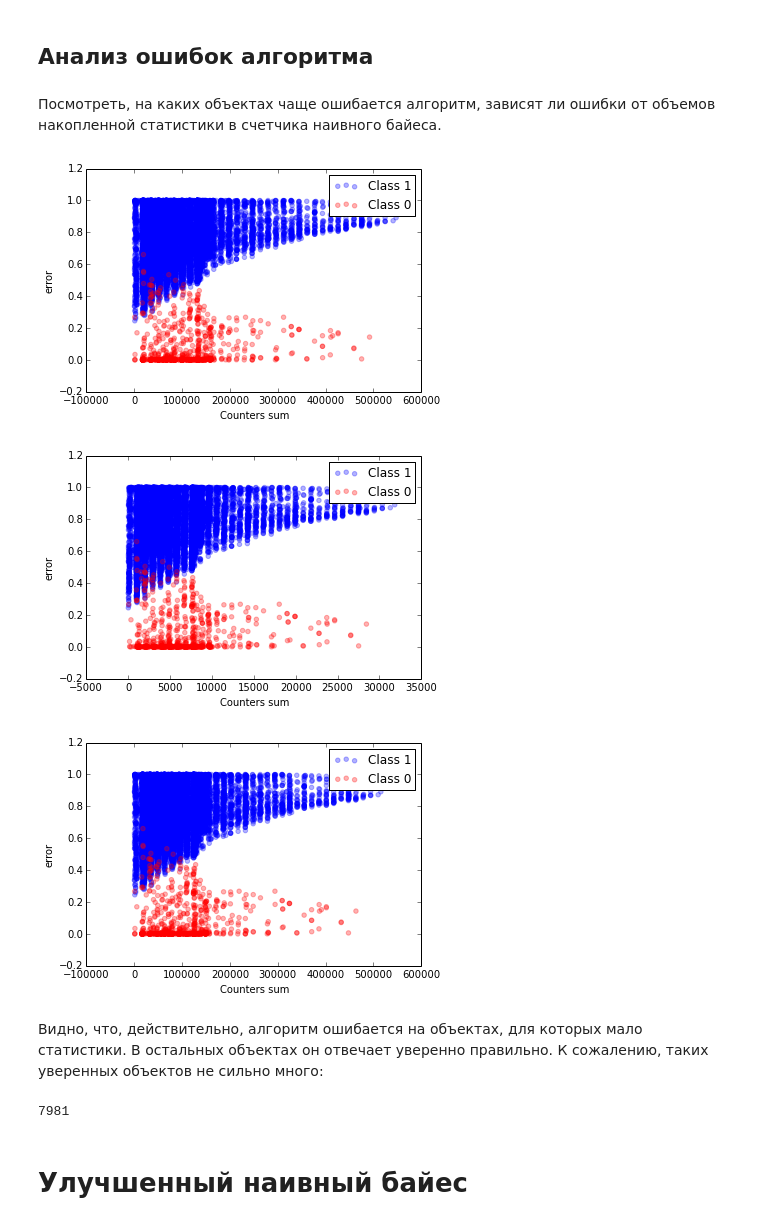
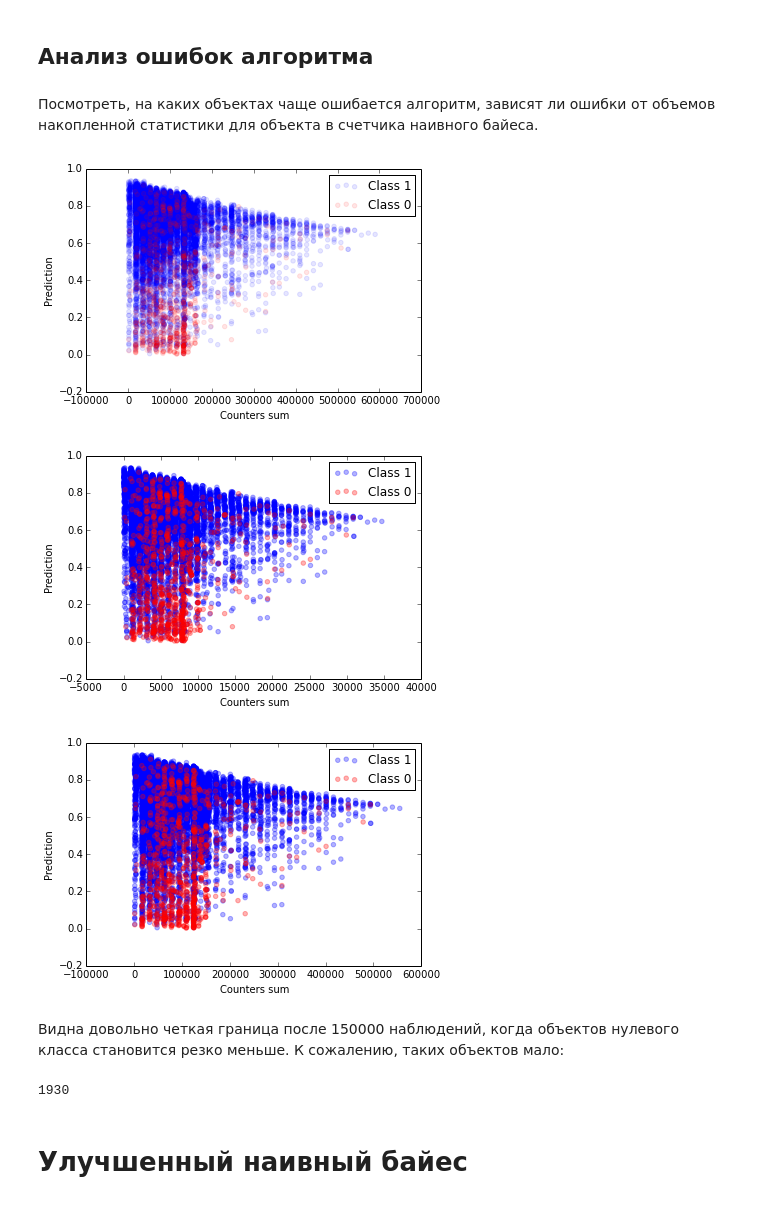
Before and after one commit to Newozz/research, a Jupyter notebook: fonarev_diploma.ipynb, the cells around one changed output. Drawn from its saved outputs; the diff is of its cells as text; code cells hidden in the pictures.

```diff
--- a/fonarev_diploma.ipynb
+++ b/fonarev_diploma.ipynb
@@ -631,48 +639,49 @@ plot_scores_by_parameter(
 # %% [markdown]
-Посмотреть, на каких объектах чаще ошибается алгоритм, зависят ли ошибки от объемов накопленной статистики в счетчика наивного байеса.
+Посмотреть, на каких объектах чаще ошибается алгоритм, зависят ли ошибки от объемов накопленной статистики для объекта в счетчика наивного байеса.
 # %%
-X_train, X_cv, y_train, y_cv = cross_validation.train_test_split(X_group2, data_train_y, test_size=0.5)
+from sklearn.cross_validation import train_test_split
+X_train, X_cv, y_train, y_cv = train_test_split(X_group2, data_train_y, test_size=0.5)
 clf = NaiveBayesModel()
 clf.fit(X_train, y_train)
 # %%
 predicted, counters_sum = clf.predict_proba(X_cv, return_counters_sum='all')
-error = np.abs(y_cv - predicted[:, 1])
-scatter(counters_sum[y_cv == 1], error[y_cv == 1], label='Class 1', alpha=0.3, color='blue')
-scatter(counters_sum[y_cv == 0], error[y_cv == 0], label='Class 0', alpha=0.3, color='red')
-ylabel('error')
+error = predicted[:, 1] ** 0.2
+scatter(counters_sum[y_cv == 1], error[y_cv == 1], label='Class 1', alpha=0.1, color='blue')
+scatter(counters_sum[y_cv == 0], error[y_cv == 0], label='Class 0', alpha=0.1, color='red')
+ylabel('Prediction')
 xlabel('Counters sum')
 legend()
 savefig('counters_sum_all.pdf')
 # %% [output]
-[figure, old version]
+[figure, new version]
 # %%
 predicted, counters_sum = clf.predict_proba(X_cv, return_counters_sum='zeros')
-error = np.abs(y_cv - predicted[:, 1])
+error = predicted[:, 1] ** 0.2
 scatter(counters_sum[y_cv == 1], error[y_cv == 1], label='Class 1', alpha=0.3, color='blue')
 scatter(counters_sum[y_cv == 0], error[y_cv == 0], label='Class 0', alpha=0.3, color='red')
-ylabel('error')
+ylabel('Prediction')
 xlabel('Counters sum')
 legend()
 savefig('counters_sum_zeros.pdf')
 # %% [output]
-[figure, old version]
+[figure, new version]
 # %%
 predicted, counters_sum = clf.predict_proba(X_cv, return_counters_sum='ones')
-error = np.abs(y_cv - predicted[:, 1])
+error = predicted[:, 1] ** 0.2
 scatter(counters_sum[y_cv == 1], error[y_cv == 1], label='Class 1', alpha=0.3, color='blue')
 scatter(counters_sum[y_cv == 0], error[y_cv == 0], label='Class 0', alpha=0.3, color='red')
-ylabel('error')
+ylabel('Prediction')
 xlabel('Counters sum')
 legend()
 savefig('counters_sum_ones.pdf')
 # %% [output]
-[figure, old version]
+[figure, new version]
-# %% [markdown]
-Видно, что, действительно, алгоритм ошибается на объектах, для которых мало статистики. В остальных объектах он отвечает уверенно правильно. К сожалению, таких уверенных объектов не сильно много:
+# %% [markdown]
+Видна довольно четкая граница после 150000 наблюдений, когда объектов нулевого класса становится резко меньше. К сожалению, таких объектов мало:
 # %%
-print len(counters_sum[counters_sum > 80000])
+print len(counters_sum[counters_sum > 150000])
 # %% [output]
-7981
+1930
 # %% [markdown]
 # Улучшенный наивный байес
 # %% [markdown]
```
Also changed, not shown: parts of 118 cells of this notebook.
